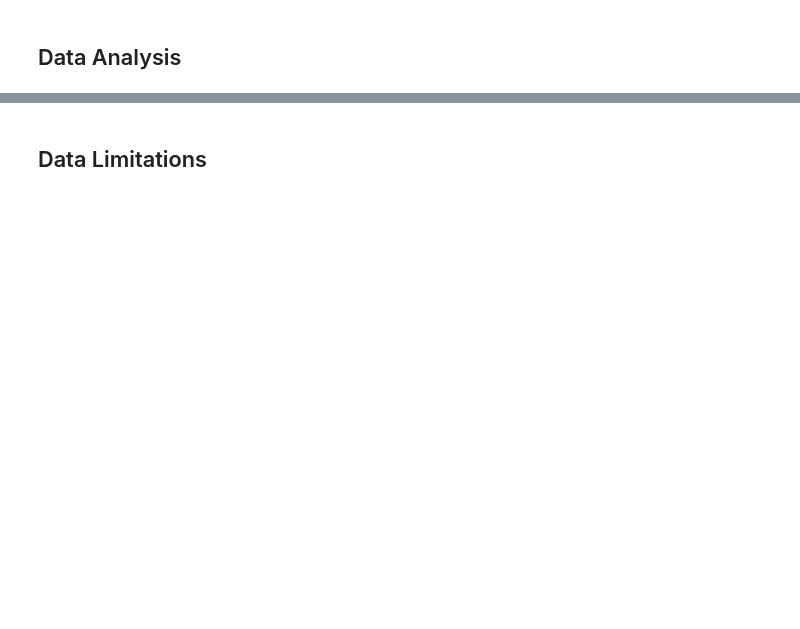
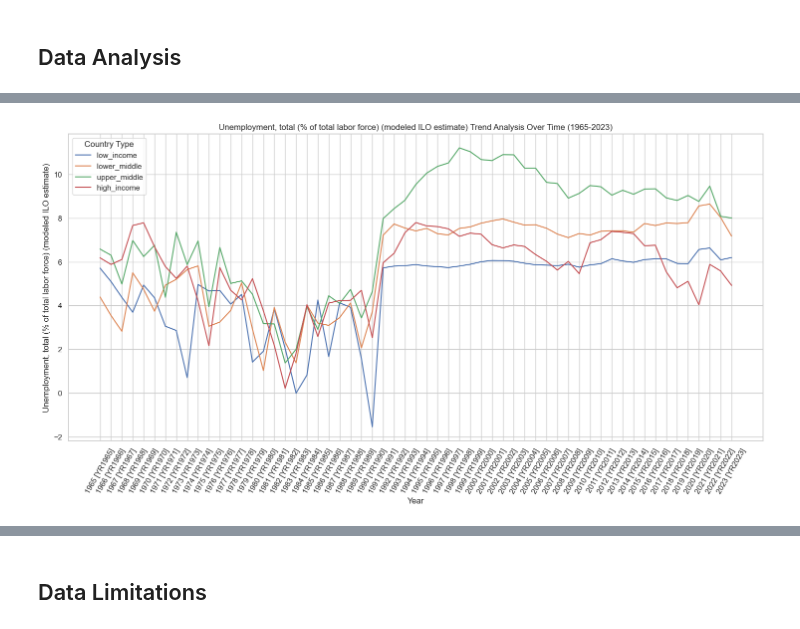
Before and after one commit to Matty67889/info-2950-project, a Jupyter notebook: income-analysis.ipynb, the cells around one changed output, grey strips where cells are left out. Cells and saved outputs as stored; diff of their text form; code cells hidden in the pictures; blank space fills up the shorter version.

```diff
--- a/income-analysis.ipynb
+++ b/income-analysis.ipynb
@@ -135,0 +172,15 @@ Finally, a new column, country_type, was added to each dataset, labeling countri
+# %%
+
+
+education_data_full = time_data_full[time_data_full['Series Name'] == "Unemployment, total (% of total labor force) (modeled ILO estimate)"]
+plt.figure(figsize=(18, 8))
+sns.lineplot(data=education_data_full, x="Year", y="Value", hue="country_type", markers=True, dashes=False, errorbar = None)
+plt.title("Unemployment, total (% of total labor force) (modeled ILO estimate) Trend Analysis Over Time (1965-2023)")
+plt.ylabel("Unemployment, total (% of total labor force) (modeled ILO estimate)")
+plt.xlabel("Year")
+plt.xticks(rotation = 60)
+plt.legend(title='Country Type')
+plt.grid(True)
+plt.show()
+# %% [output]
+[figure, added]
```
Also changed, not shown: parts of 12 cells of this notebook, 1 other file.
